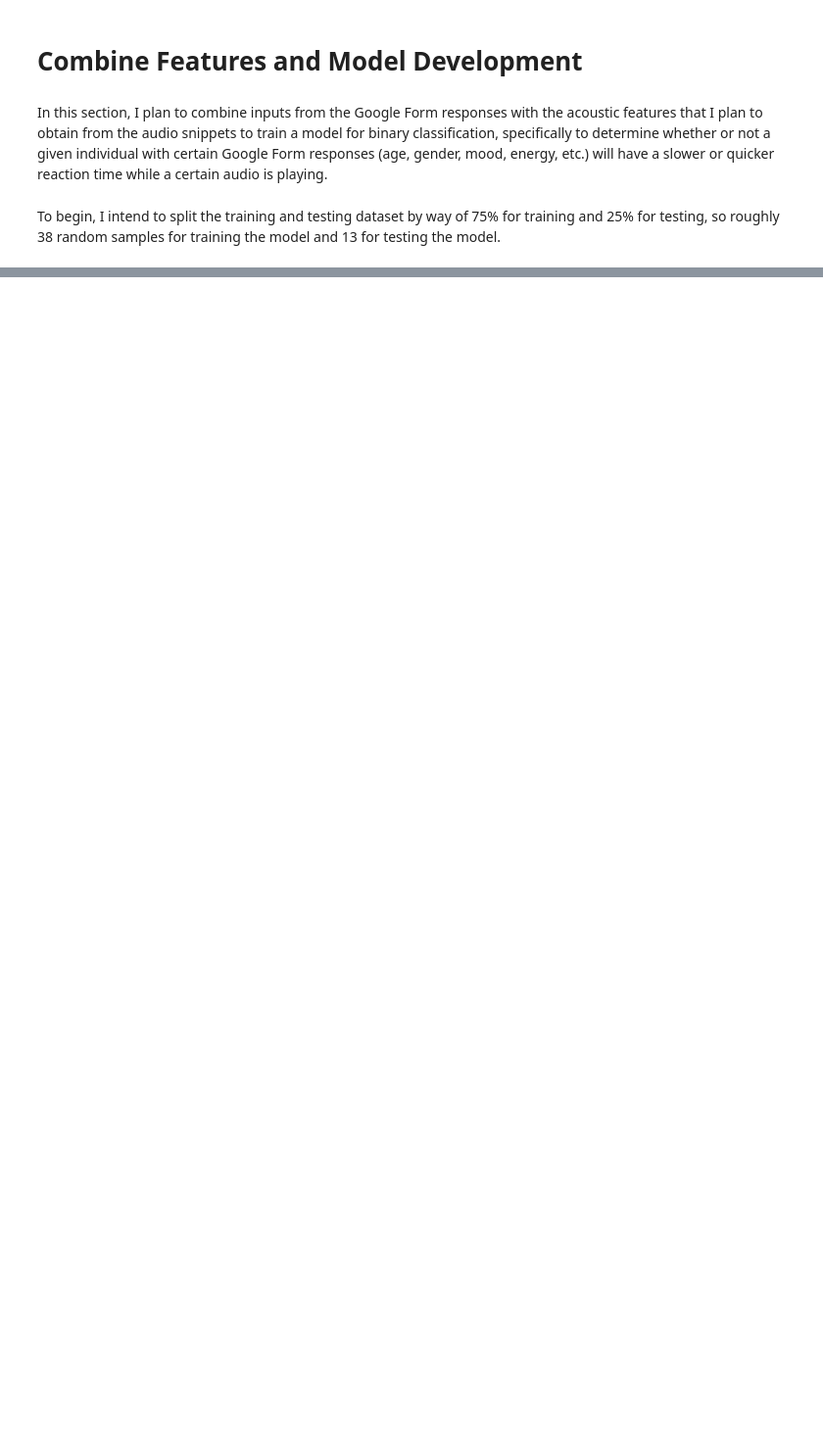
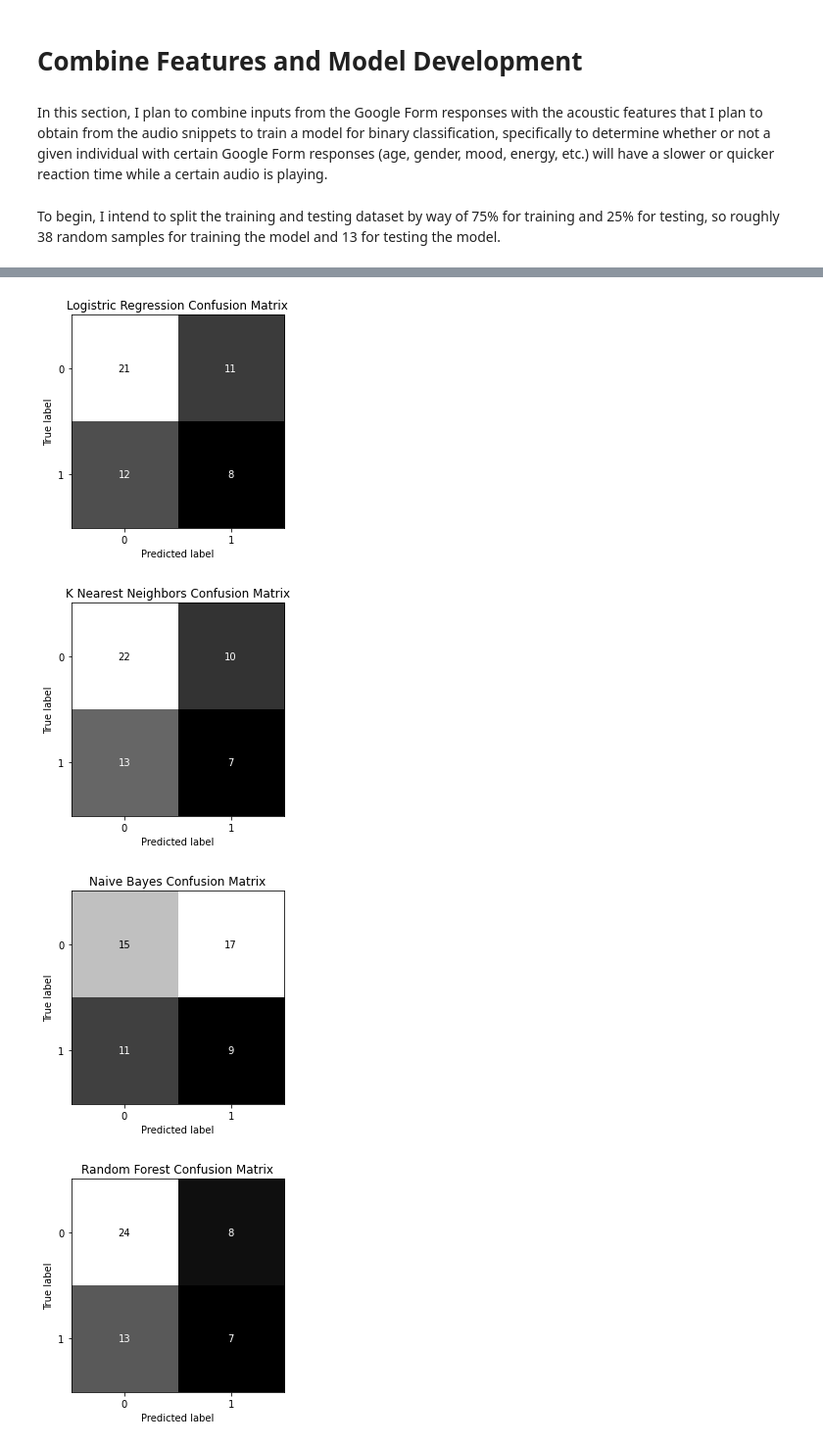
Before and after one commit to kzhang7802/Tuning-In-to-Tempo, a Jupyter notebook: Tuning in to Tempo.ipynb, the cells around one changed output, grey strips where cells are left out. Shown at 98% size. Drawn from its saved outputs; the diff is of its cells as text; code cells hidden in the pictures; blank space fills up the shorter version.

```diff
--- a/Tuning in to Tempo.ipynb
+++ b/Tuning in to Tempo.ipynb
@@ -326,0 +393,11 @@ for response in training.values.tolist():
+# %%
+lc.fit(model_train, y_train)
+print("Trained LC")
+knn.fit(model_train, y_train)
+print("Trained KNN")
+svc.fit(model_train, y_train)
+print("Trained SVM")
+nbc.fit(model_train, y_train)
+print("Trained NBC")
+rfc.fit(model_train, y_train)
+print("Trained RFC")
@@ -326,0 +455,16 @@ for response in training.values.tolist():
+# %%
+lc_predicted = lc.predict(model_test)
+lc_pred_proba = lc.predict_proba(model_test)
+print("LC test complete!")
+
+knn_predicted = knn.predict(model_test)
+knn_pred_proba = knn.predict_proba(model_test)
+print("KNN test complete!")
+
+nbc_predicted = nbc.predict(model_test)
+nbc_pred_proba = nbc.predict_proba(model_test)
+print("NBC test complete!")
+
+rfc_predicted = rfc.predict(model_test)
+rfc_pred_proba = rfc.predict_proba(model_test)
+print("RFC test complete!")
@@ -326,0 +502,21 @@ for response in training.values.tolist():
+# %%
+# To provide further clarity with usage of the confusion matrices, I displayed the results using graphical matrices
+models = ["Logistric Regression", "K Nearest Neighbors", "Naive Bayes", "Random Forest"]
+predictions = [lc_predicted, knn_predicted, nbc_predicted, rfc_predicted]
+pred_probabilities = [lc_pred_proba, knn_pred_proba, nbc_pred_proba, rfc_pred_proba]
+
+plot = 1
+
+for model, prediction, pred_proba in zip(models, predictions, pred_probabilities):
+    disp = ConfusionMatrixDisplay(confusion_matrix(y, prediction))
+    disp.plot(
+        include_values=True,
+        cmap='gray',
+        colorbar=False
+    )
+    disp.ax_.set_title(f"{model} Confusion Matrix")
+# %% [output]
+[figure, added]
+[figure, added]
+[figure, added]
+[figure, added]
```
Also changed, not shown: parts of 12 cells of this notebook.
